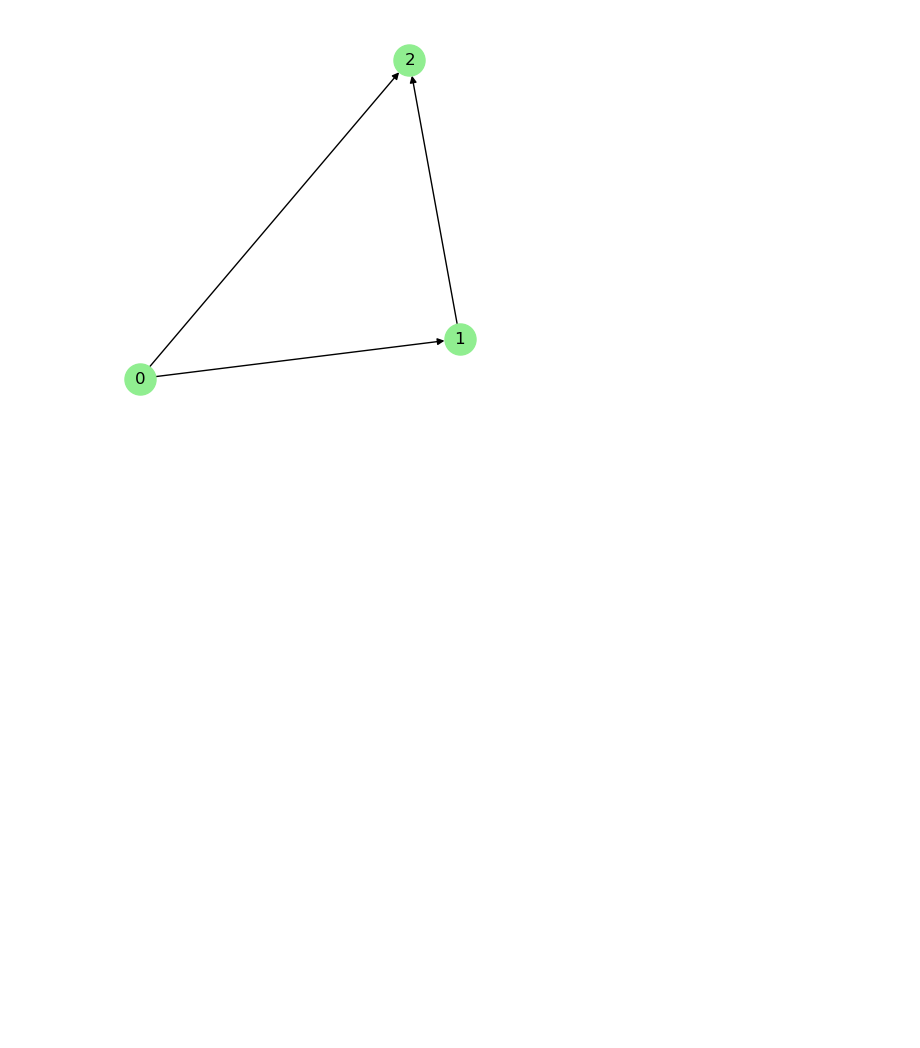
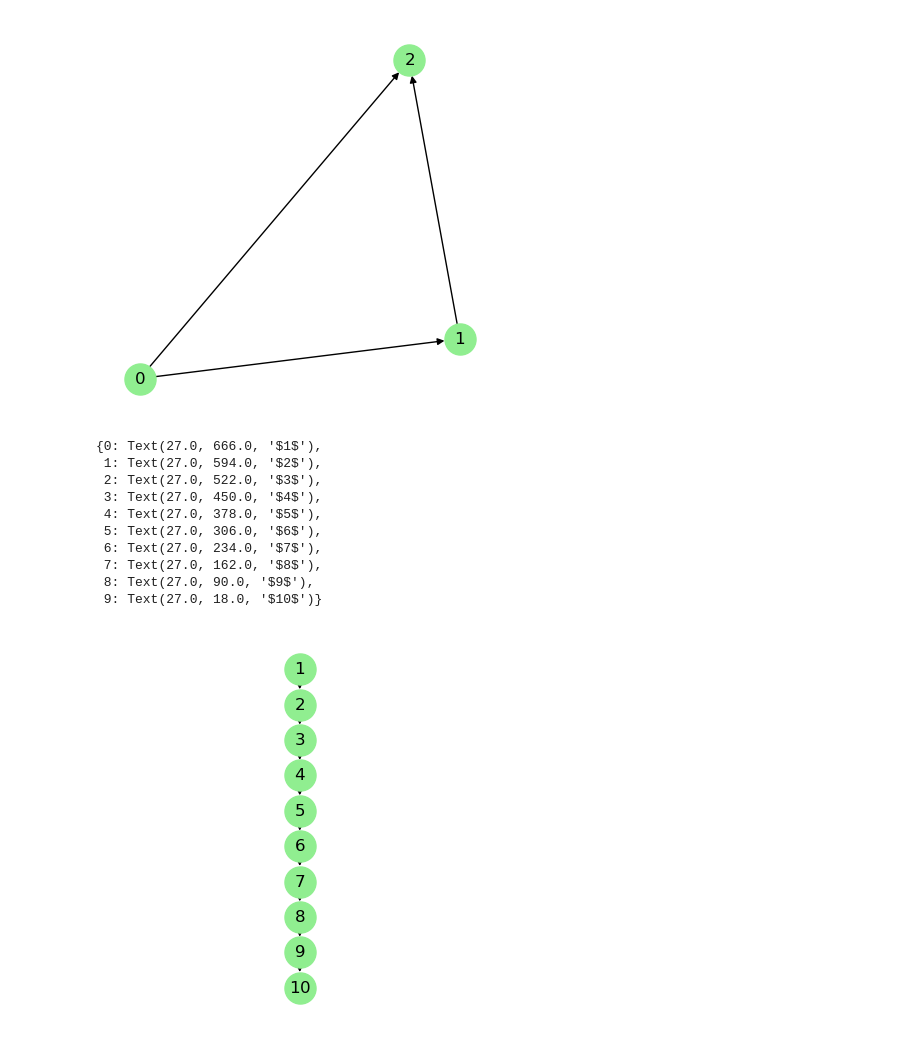
Before and after one commit to jonasbruhub/Analysis-of-Production-flow-systems-with-focus-on-industry, a Jupyter notebook: Simulations and code/Graphexamples.ipynb, the cells around one changed output. Drawn from its saved outputs; the diff is of its cells as text; code cells hidden in the pictures; blank space fills up the shorter version.

```diff
--- a/Simulations and code/Graphexamples.ipynb
+++ b/Simulations and code/Graphexamples.ipynb
@@ -56,3 +56,63 @@ plt.savefig(graphics_path + "/graph example wo hidden", bbox_inches='tight')
 # %% [output]
 [figure]
 [figure]
+# %%
+# fig, ax = plt.subplots(1,1,figsize=(5,5))
+
+
+# # Directed graph from initial correlation structure (non-symmetric)
+# G = np.array([[0,1,0,0],
+#               [0,0,1,0],
+#               [0,0,0,1],
+#               [0,0,0,0]])
+# gr = nx.from_numpy_array(G, create_using = nx.DiGraph)
+# pos = graphviz_layout(gr)
+
+# # nx.draw(gr, pos=pos, node_size = 500, with_labels = True, nodelist=[i for i in range(4)] , ax = ax.flat[0], node_color='lightgreen')
+# labels = {}
+# labels[0] = r"$0$"
+# labels[1] = r"$U$"
+# labels[2] = r"$1$"
+# labels[3] = r"$2$"
+# nx.draw(gr, pos=pos, node_size = 500, ax = ax, node_color=['lightgreen', 'red','lightgreen','lightgreen' ])
+# nx.draw_networkx_labels(gr, pos = pos, labels=labels,  ax = ax)
+
+# # plt.savefig(graphics_path + "/graph example w hidden.pdf", bbox_inches='tight')
+# # plt.savefig(graphics_path + "/graph example w hidden", bbox_inches='tight')
+
+
+
+
+
+# Directed graph from initial correlation structure (non-symmetric)
+fig, ax = plt.subplots(1,1,figsize=(5,5))
+
+# G = np.array([[0,1,0],
+#               [0,0,1],
+#               [0,0,0]])
+G = np.eye(10, k = 1)
+gr = nx.from_numpy_array(G, create_using = nx.DiGraph)
+pos = graphviz_layout(gr, prog="dot" )
+# pos = { idx:pos[i] for idx, i in enumerate([0,2,3])}
+
+# nx.draw(gr, pos=pos, node_size = 500, with_labels = True, nodelist=[i for i in range(4)] , ax = ax.flat[0], node_color='lightgreen')
+labels = {}
+for i in range(10):
+    labels[i] = rf"${i+1}$"
+nx.draw(gr, pos = pos, node_size = 500, ax = ax, node_color='lightgreen')
+nx.draw_networkx_labels(gr, pos = pos, labels=labels,  ax = ax)
+
+# plt.savefig(graphics_path + "/graph example wo hidden.pdf", bbox_inches='tight')
+# plt.savefig(graphics_path + "/graph example wo hidden", bbox_inches='tight')
+# %% [output]
+{0: Text(27.0, 666.0, '$1$'),
+ 1: Text(27.0, 594.0, '$2$'),
+ 2: Text(27.0, 522.0, '$3$'),
+ 3: Text(27.0, 450.0, '$4$'),
+ 4: Text(27.0, 378.0, '$5$'),
+ 5: Text(27.0, 306.0, '$6$'),
+ 6: Text(27.0, 234.0, '$7$'),
+ 7: Text(27.0, 162.0, '$8$'),
+ 8: Text(27.0, 90.0, '$9$'),
+ 9: Text(27.0, 18.0, '$10$')}
+[figure, added]
```
Also changed, not shown: parts of 17 cells of this notebook, 33 other files.
